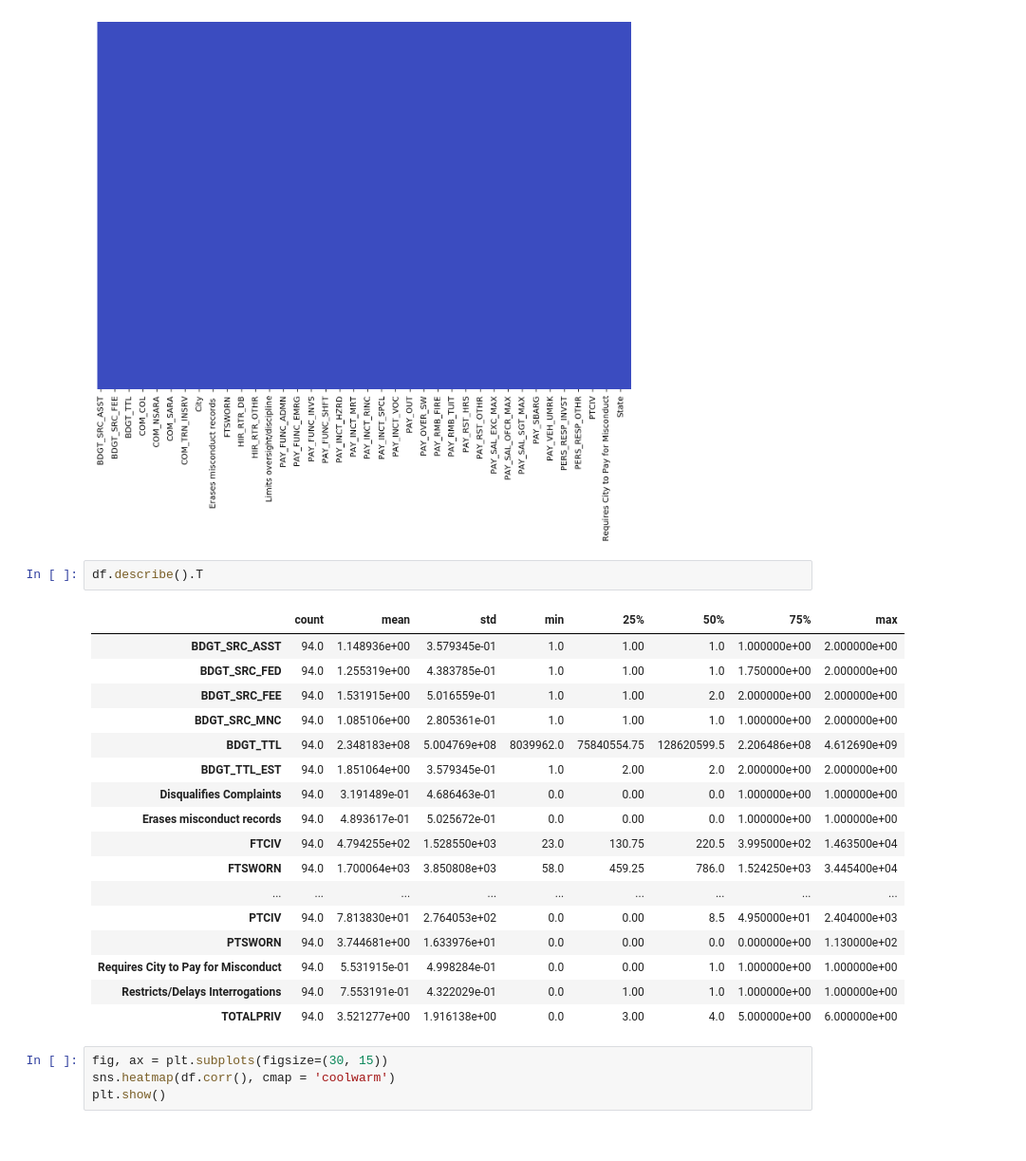
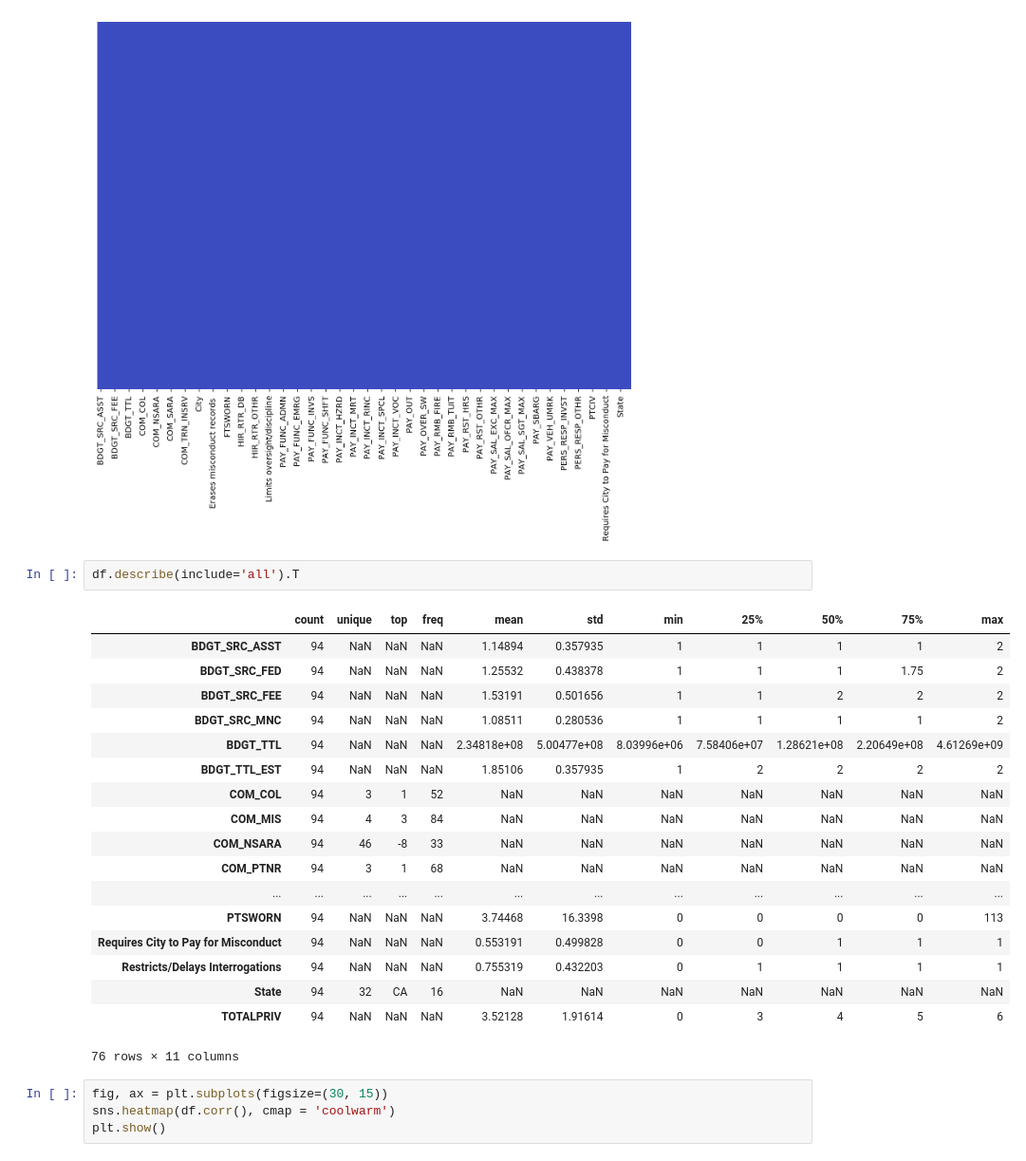
Before and after one commit to ChristopherDaigle/Academic_Research, a Jupyter notebook: Economics_Of_Policing/development/data_cleaning.ipynb, the cells around one changed output. Shown at 95% size. Cells and saved outputs as stored; diff of their text form.

```diff
--- a/Economics_Of_Policing/development/data_cleaning.ipynb
+++ b/Economics_Of_Policing/development/data_cleaning.ipynb
@@ -119,25 +119,26 @@ plt.show()
 # %% [output]
 [figure]
 # %%
-df.describe().T
+df.describe(include='all').T
 # %% [output]
-|  | count | mean | std | min | 25% | 50% | 75% | max |
-| BDGT_SRC_ASST | 94.0 | 1.148936e+00 | 3.579345e-01 | 1.0 | 1.00 | 1.0 | 1.000000e+00 | 2.000000e+00 |
-| BDGT_SRC_FED | 94.0 | 1.255319e+00 | 4.383785e-01 | 1.0 | 1.00 | 1.0 | 1.750000e+00 | 2.000000e+00 |
-| BDGT_SRC_FEE | 94.0 | 1.531915e+00 | 5.016559e-01 | 1.0 | 1.00 | 2.0 | 2.000000e+00 | 2.000000e+00 |
-| BDGT_SRC_MNC | 94.0 | 1.085106e+00 | 2.805361e-01 | 1.0 | 1.00 | 1.0 | 1.000000e+00 | 2.000000e+00 |
-| BDGT_TTL | 94.0 | 2.348183e+08 | 5.004769e+08 | 8039962.0 | 75840554.75 | 128620599.5 | 2.206486e+08 | 4.612690e+09 |
-| BDGT_TTL_EST | 94.0 | 1.851064e+00 | 3.579345e-01 | 1.0 | 2.00 | 2.0 | 2.000000e+00 | 2.000000e+00 |
-| Disqualifies Complaints | 94.0 | 3.191489e-01 | 4.686463e-01 | 0.0 | 0.00 | 0.0 | 1.000000e+00 | 1.000000e+00 |
-| Erases misconduct records | 94.0 | 4.893617e-01 | 5.025672e-01 | 0.0 | 0.00 | 0.0 | 1.000000e+00 | 1.000000e+00 |
-| FTCIV | 94.0 | 4.794255e+02 | 1.528550e+03 | 23.0 | 130.75 | 220.5 | 3.995000e+02 | 1.463500e+04 |
-| FTSWORN | 94.0 | 1.700064e+03 | 3.850808e+03 | 58.0 | 459.25 | 786.0 | 1.524250e+03 | 3.445400e+04 |
-| ... | ... | ... | ... | ... | ... | ... | ... | ... |
-| PTCIV | 94.0 | 7.813830e+01 | 2.764053e+02 | 0.0 | 0.00 | 8.5 | 4.950000e+01 | 2.404000e+03 |
-| PTSWORN | 94.0 | 3.744681e+00 | 1.633976e+01 | 0.0 | 0.00 | 0.0 | 0.000000e+00 | 1.130000e+02 |
-| Requires City to Pay for Misconduct | 94.0 | 5.531915e-01 | 4.998284e-01 | 0.0 | 0.00 | 1.0 | 1.000000e+00 | 1.000000e+00 |
-| Restricts/Delays Interrogations | 94.0 | 7.553191e-01 | 4.322029e-01 | 0.0 | 1.00 | 1.0 | 1.000000e+00 | 1.000000e+00 |
-| TOTALPRIV | 94.0 | 3.521277e+00 | 1.916138e+00 | 0.0 | 3.00 | 4.0 | 5.000000e+00 | 6.000000e+00 |
+|  | count | unique | top | freq | mean | std | min | 25% | 50% | 75% | max |
+| BDGT_SRC_ASST | 94 | NaN | NaN | NaN | 1.14894 | 0.357935 | 1 | 1 | 1 | 1 | 2 |
+| BDGT_SRC_FED | 94 | NaN | NaN | NaN | 1.25532 | 0.438378 | 1 | 1 | 1 | 1.75 | 2 |
+| BDGT_SRC_FEE | 94 | NaN | NaN | NaN | 1.53191 | 0.501656 | 1 | 1 | 2 | 2 | 2 |
+| BDGT_SRC_MNC | 94 | NaN | NaN | NaN | 1.08511 | 0.280536 | 1 | 1 | 1 | 1 | 2 |
+| BDGT_TTL | 94 | NaN | NaN | NaN | 2.34818e+08 | 5.00477e+08 | 8.03996e+06 | 7.58406e+07 | 1.28621e+08 | 2.20649e+08 | 4.61269e+09 |
+| BDGT_TTL_EST | 94 | NaN | NaN | NaN | 1.85106 | 0.357935 | 1 | 2 | 2 | 2 | 2 |
+| COM_COL | 94 | 3 | 1 | 52 | NaN | NaN | NaN | NaN | NaN | NaN | NaN |
+| COM_MIS | 94 | 4 | 3 | 84 | NaN | NaN | NaN | NaN | NaN | NaN | NaN |
+| COM_NSARA | 94 | 46 | -8 | 33 | NaN | NaN | NaN | NaN | NaN | NaN | NaN |
+| COM_PTNR | 94 | 3 | 1 | 68 | NaN | NaN | NaN | NaN | NaN | NaN | NaN |
+| ... | ... | ... | ... | ... | ... | ... | ... | ... | ... | ... | ... |
+| PTSWORN | 94 | NaN | NaN | NaN | 3.74468 | 16.3398 | 0 | 0 | 0 | 0 | 113 |
+| Requires City to Pay for Misconduct | 94 | NaN | NaN | NaN | 0.553191 | 0.499828 | 0 | 0 | 1 | 1 | 1 |
+| Restricts/Delays Interrogations | 94 | NaN | NaN | NaN | 0.755319 | 0.432203 | 0 | 1 | 1 | 1 | 1 |
+| State | 94 | 32 | CA | 16 | NaN | NaN | NaN | NaN | NaN | NaN | NaN |
+| TOTALPRIV | 94 | NaN | NaN | NaN | 3.52128 | 1.91614 | 0 | 3 | 4 | 5 | 6 |
+76 rows × 11 columns
 # %%
 fig, ax = plt.subplots(figsize=(30, 15))
 sns.heatmap(df.corr(), cmap = 'coolwarm')
```
Also changed, not shown: parts of 2 cells of this notebook.
